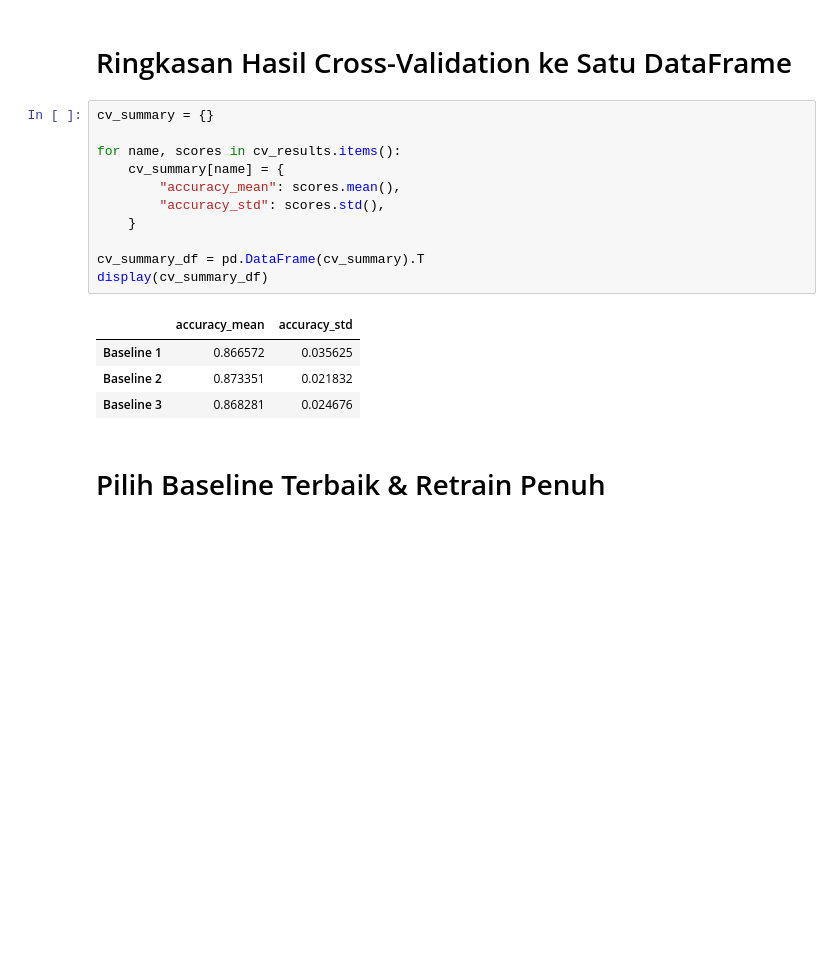
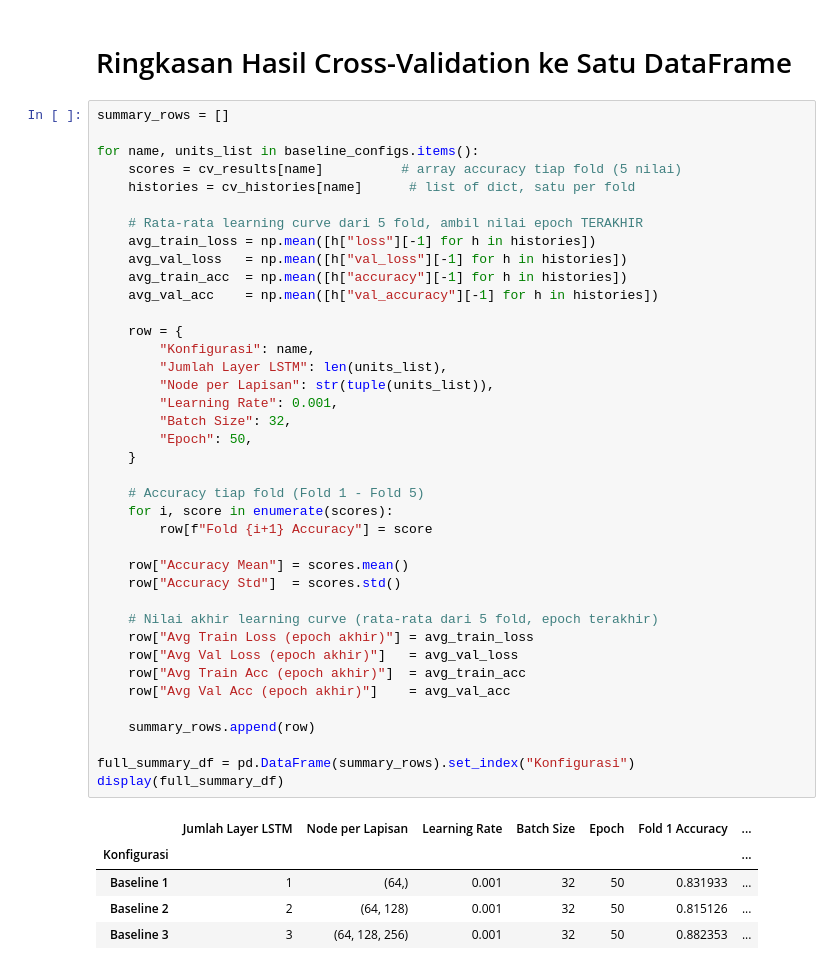
Before and after one commit to EmirAtthariq/Smiles2Vec_LSTM, a Jupyter notebook: smiles2vec_LSTM.ipynb, the cells around one changed output. Cells and saved outputs as stored; diff of their text form; blank space fills up the shorter version.

```diff
--- a/smiles2vec_LSTM.ipynb
+++ b/smiles2vec_LSTM.ipynb
@@ -418,20 +420,47 @@ Learning curve disimpan di: learning_curves\learning_curve_CV_Baseline_3.png
 # %% [markdown]
 # Ringkasan Hasil Cross-Validation ke Satu DataFrame
 # %%
-cv_summary = {}
+summary_rows = []
 
-for name, scores in cv_results.items():
-    cv_summary[name] = {
-        "accuracy_mean": scores.mean(),
-        "accuracy_std": scores.std(),
+for name, units_list in baseline_configs.items():
+    scores = cv_results[name]          # array accuracy tiap fold (5 nilai)
+    histories = cv_histories[name]      # list of dict, satu per fold
+
+    # Rata-rata learning curve dari 5 fold, ambil nilai epoch TERAKHIR
+    avg_train_loss = np.mean([h["loss"][-1] for h in histories])
+    avg_val_loss   = np.mean([h["val_loss"][-1] for h in histories])
+    avg_train_acc  = np.mean([h["accuracy"][-1] for h in histories])
+    avg_val_acc    = np.mean([h["val_accuracy"][-1] for h in histories])
+
+    row = {
+        "Konfigurasi": name,
+        "Jumlah Layer LSTM": len(units_list),
+        "Node per Lapisan": str(tuple(units_list)),
+        "Learning Rate": 0.001,
+        "Batch Size": 32,
+        "Epoch": 50,
     }
 
-cv_summary_df = pd.DataFrame(cv_summary).T
-display(cv_summary_df)
+    # Accuracy tiap fold (Fold 1 - Fold 5)
+    for i, score in enumerate(scores):
+        row[f"Fold {i+1} Accuracy"] = score
+
+    row["Accuracy Mean"] = scores.mean()
+    row["Accuracy Std"]  = scores.std()
+
+    # Nilai akhir learning curve (rata-rata dari 5 fold, epoch terakhir)
+    row["Avg Train Loss (epoch akhir)"] = avg_train_loss
+    row["Avg Val Loss (epoch akhir)"]   = avg_val_loss
+    row["Avg Train Acc (epoch akhir)"]  = avg_train_acc
+    row["Avg Val Acc (epoch akhir)"]    = avg_val_acc
+
+    summary_rows.append(row)
+
+full_summary_df = pd.DataFrame(summary_rows).set_index("Konfigurasi")
+display(full_summary_df)
 # %% [output]
-|  | accuracy_mean | accuracy_std |
-| Baseline 1 | 0.866572 | 0.035625 |
-| Baseline 2 | 0.873351 | 0.021832 |
-| Baseline 3 | 0.868281 | 0.024676 |
+|  | Jumlah Layer LSTM | Node per Lapisan | Learning Rate | Batch Size | Epoch | Fold 1 Accuracy | ... |
+| Konfigurasi |  |  |  |  |  |  | ... |
+| Baseline 1 | 1 | (64,) | 0.001 | 32 | 50 | 0.831933 | ... |
+| Baseline 2 | 2 | (64, 128) | 0.001 | 32 | 50 | 0.815126 | ... |
+| Baseline 3 | 3 | (64, 128, 256) | 0.001 | 32 | 50 | 0.882353 | ... |
-# %% [markdown]
-# Pilih Baseline Terbaik & Retrain Penuh
```
Also changed, not shown: parts of 16 cells of this notebook, 3 other files.
